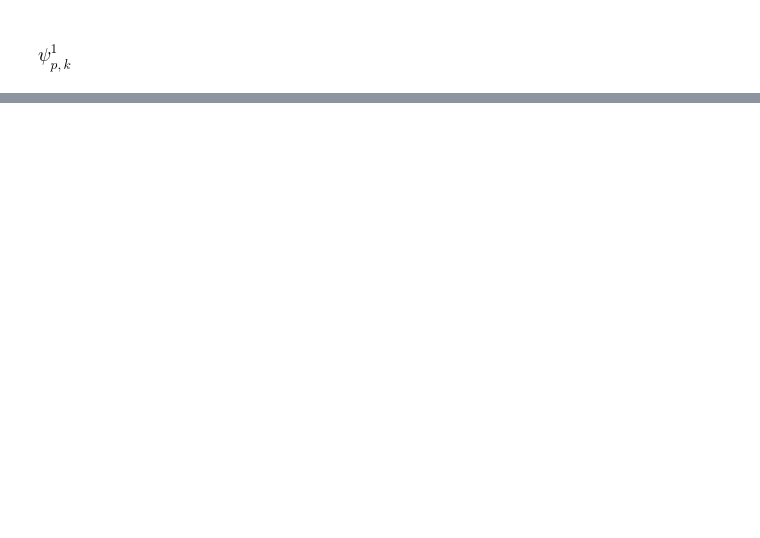
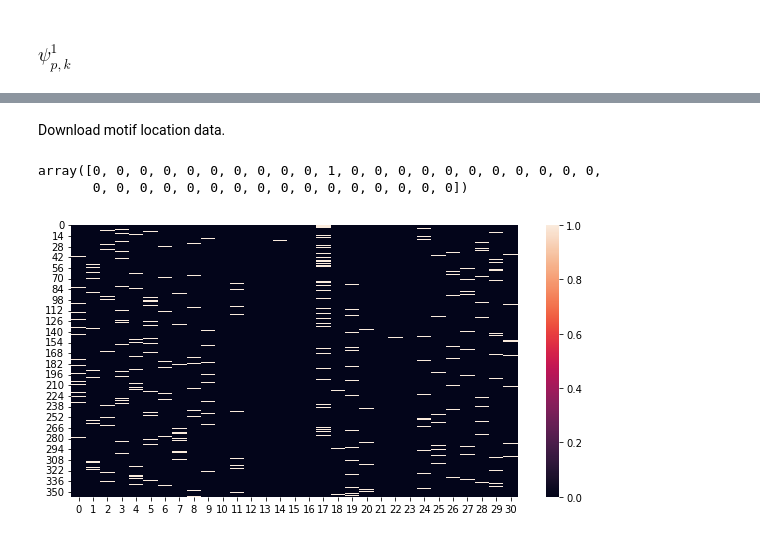
Before and after one commit to EthanHolleman/BST-227-Fall-2021, a Jupyter notebook: assignments/assignment1/part3/Part3.ipynb, the cells around one changed output, grey strips where cells are left out. Cells and saved outputs as stored; diff of their text form; code cells hidden in the pictures; blank space fills up the shorter version.

```diff
--- a/assignments/assignment1/part3/Part3.ipynb
+++ b/assignments/assignment1/part3/Part3.ipynb
@@ -253,0 +447,2 @@ X[0][0] * psi_1.T
+# %% [markdown]
+Download motif location data.
@@ -253,0 +455,14 @@ X[0][0] * psi_1.T
+# %%
+sequence_padded_motifs[0]
+# %% [output]
+array([0, 0, 0, 0, 0, 0, 0, 0, 0, 0, 1, 0, 0, 0, 0, 0, 0, 0, 0, 0, 0, 0,
+       0, 0, 0, 0, 0, 0, 0, 0, 0, 0, 0, 0, 0, 0, 0, 0])
+# %%
+records[0]['E_Cij']
+max_prob = np.zeros_like(records[0]['E_Cij'])
+max_prob[np.arange(len(records[0]['E_Cij'])), records[0]['E_Cij'].argmax(1)] = 1
+
+ax = sns.heatmap(max_prob)
+plt.show()
+# %% [output]
+[figure, added]
```
Also changed, not shown: parts of 109 cells of this notebook, 3 other files.
